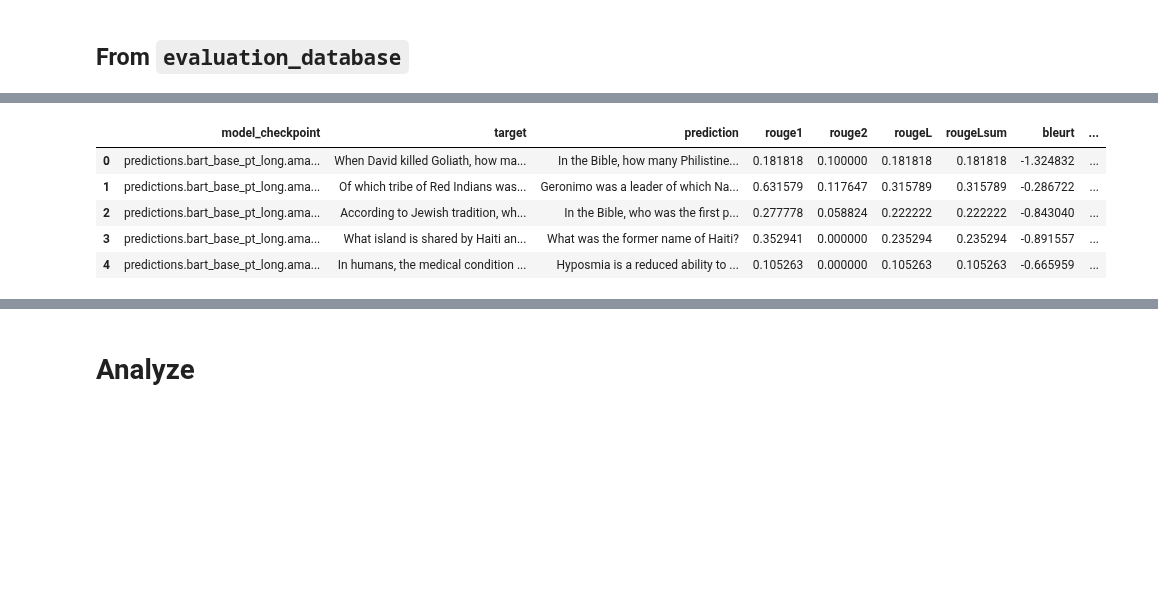
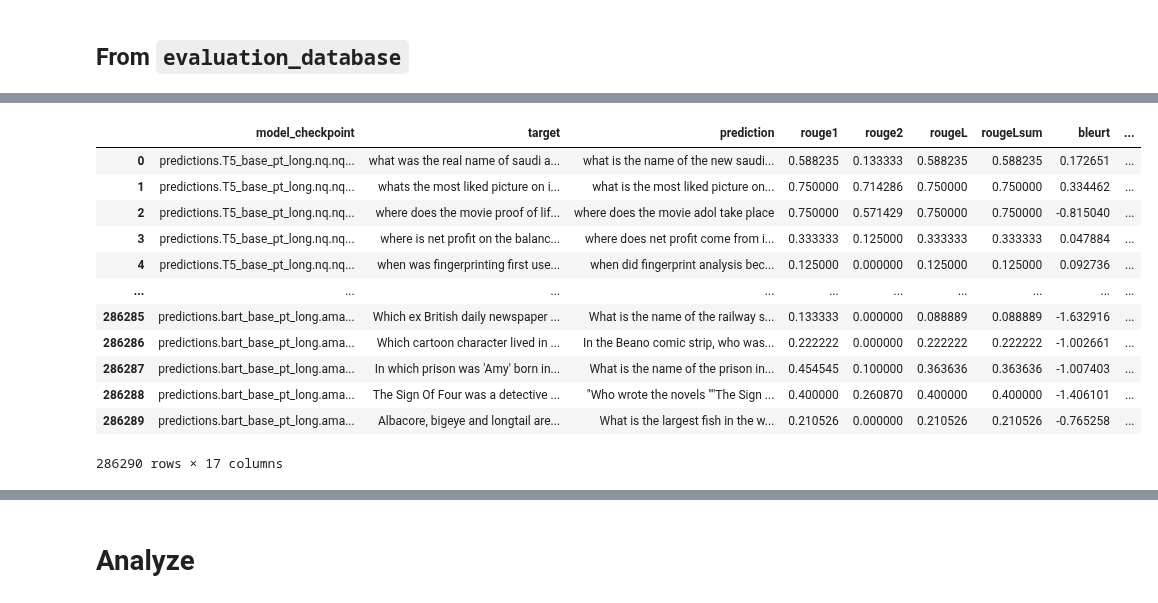
Before and after one commit to jeanlucjackson/w266_NLP_final_project, a Jupyter notebook: code/evaluation/analyze_evaluations.ipynb, the cells around one changed output, grey strips where cells are left out. Drawn from its saved outputs; the diff is of its cells as text; code cells hidden in the pictures; blank space fills up the shorter version.

```diff
--- a/code/evaluation/analyze_evaluations.ipynb
+++ b/code/evaluation/analyze_evaluations.ipynb
@@ -20,6 +20,7 @@ drive.mount('/content/drive')
 Mounted at /content/drive
 # %%
 inference_root = "/content/drive/MyDrive/w266 NLP Final Project/Predictions/"
+evaluation_root = "/content/drive/MyDrive/w266 NLP Final Project/Evaluation/"
 # %% [markdown]
 # Load Results
 # %% [markdown]
@@ -135,7 +136,7 @@ dtype: int64
 # %% [markdown]
 ## From `evaluation_database`
 # %%
-filename = join(inference_root, "evaluation_database.json")
+filename = join(evaluation_root, "evaluation_database.json")
 
 # Read JSON into dataframe
 evaluation_db_df = pd.read_json(filename)
@@ -142,9 +163,16 @@ evaluation_db_df = pd.read_json(filename)
 # %%
-evaluation_db_df.head()
+evaluation_db_df
 # %% [output]
 |  | model_checkpoint | target | prediction | rouge1 | rouge2 | rougeL | rougeLsum | bleurt | ... |
-| 0 | predictions.bart_base_pt_long.ama... | When David killed Goliath, how ma... | In the Bible, how many Philistine... | 0.181818 | 0.100000 | 0.181818 | 0.181818 | -1.324832 | ... |
-| 1 | predictions.bart_base_pt_long.ama... | Of which tribe of Red Indians was... | Geronimo was a leader of which Na... | 0.631579 | 0.117647 | 0.315789 | 0.315789 | -0.286722 | ... |
-| 2 | predictions.bart_base_pt_long.ama... | According to Jewish tradition, wh... | In the Bible, who was the first p... | 0.277778 | 0.058824 | 0.222222 | 0.222222 | -0.843040 | ... |
-| 3 | predictions.bart_base_pt_long.ama... | What island is shared by Haiti an... | What was the former name of Haiti? | 0.352941 | 0.000000 | 0.235294 | 0.235294 | -0.891557 | ... |
-| 4 | predictions.bart_base_pt_long.ama... | In humans, the medical condition ... | Hyposmia is a reduced ability to ... | 0.105263 | 0.000000 | 0.105263 | 0.105263 | -0.665959 | ... |
+| 0 | predictions.T5_base_pt_long.nq.nq... | what was the real name of saudi a... | what is the name of the new saudi... | 0.588235 | 0.133333 | 0.588235 | 0.588235 | 0.172651 | ... |
+| 1 | predictions.T5_base_pt_long.nq.nq... | whats the most liked picture on i... | what is the most liked picture on... | 0.750000 | 0.714286 | 0.750000 | 0.750000 | 0.334462 | ... |
+| 2 | predictions.T5_base_pt_long.nq.nq... | where does the movie proof of lif... | where does the movie adol take place | 0.750000 | 0.571429 | 0.750000 | 0.750000 | -0.815040 | ... |
+| 3 | predictions.T5_base_pt_long.nq.nq... | where is net profit on the balanc... | where does net profit come from i... | 0.333333 | 0.125000 | 0.333333 | 0.333333 | 0.047884 | ... |
+| 4 | predictions.T5_base_pt_long.nq.nq... | when was fingerprinting first use... | when did fingerprint analysis bec... | 0.125000 | 0.000000 | 0.125000 | 0.125000 | 0.092736 | ... |
+| ... | ... | ... | ... | ... | ... | ... | ... | ... | ... |
+| 286285 | predictions.bart_base_pt_long.ama... | Which ex British daily newspaper ... | What is the name of the railway s... | 0.133333 | 0.000000 | 0.088889 | 0.088889 | -1.632916 | ... |
+| 286286 | predictions.bart_base_pt_long.ama... | Which cartoon character lived in ... | In the Beano comic strip, who was... | 0.222222 | 0.000000 | 0.222222 | 0.222222 | -1.002661 | ... |
+| 286287 | predictions.bart_base_pt_long.ama... | In which prison was 'Amy' born in... | What is the name of the prison in... | 0.454545 | 0.100000 | 0.363636 | 0.363636 | -1.007403 | ... |
+| 286288 | predictions.bart_base_pt_long.ama... | The Sign Of Four was a detective ... | "Who wrote the novels ""The Sign ... | 0.400000 | 0.260870 | 0.400000 | 0.400000 | -1.406101 | ... |
+| 286289 | predictions.bart_base_pt_long.ama... | Albacore, bigeye and longtail are... | What is the largest fish in the w... | 0.210526 | 0.000000 | 0.210526 | 0.210526 | -0.765258 | ... |
+286290 rows × 17 columns
```
Also changed, not shown: parts of 6 cells of this notebook.
